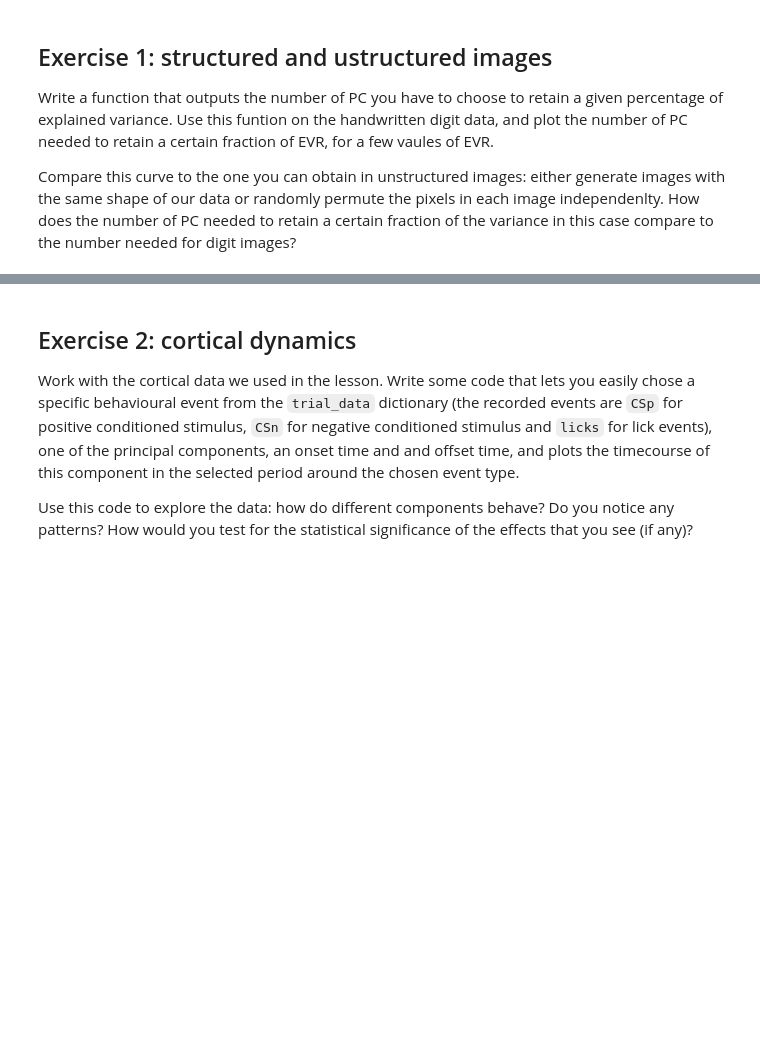
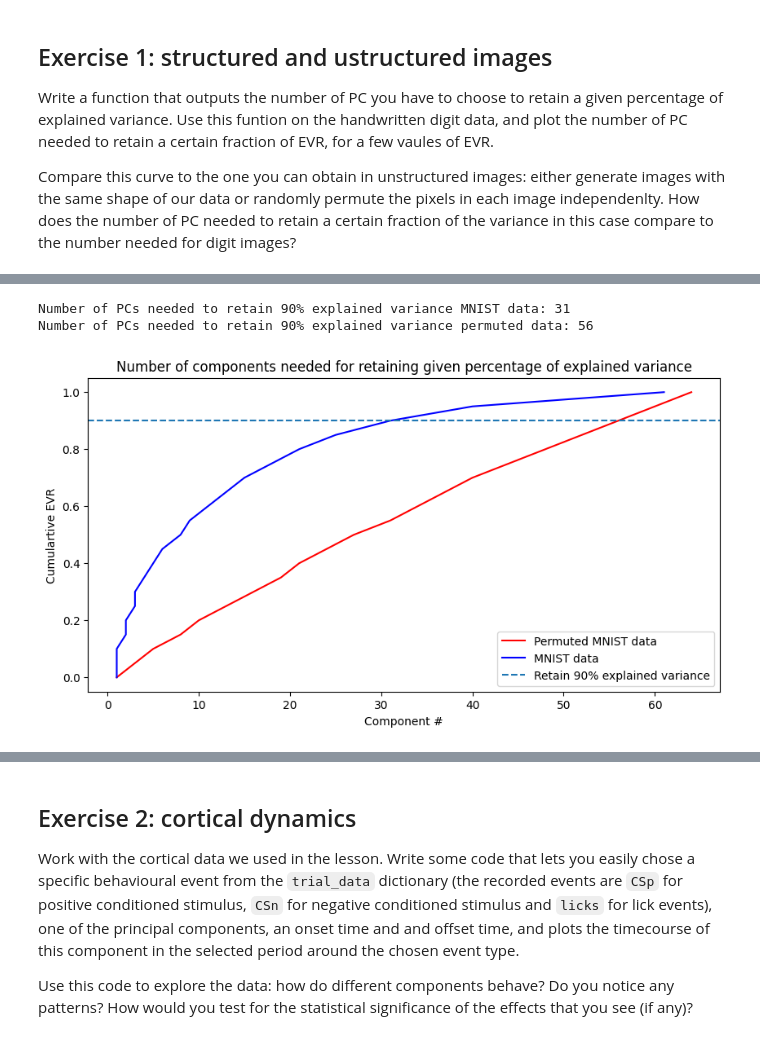
Before and after one commit to LoesG/neuroanalysis, a Jupyter notebook: population-methods-main/03-dimensionality-reduction/exercises.ipynb, the cells around one changed output, grey strips where cells are left out. Saved outputs shown, nothing was run; the diff lists cells and outputs as text; code cells hidden in the pictures; blank space fills up the shorter version.

```diff
--- a/population-methods-main/03-dimensionality-reduction/exercises.ipynb
+++ b/population-methods-main/03-dimensionality-reduction/exercises.ipynb
@@ -10,0 +66,32 @@ Compare this curve to the one you can obtain in unstructured images: either gene
+# %%
+# Randomly permute pixels for each image in MNIST data
+permuted_images = np.empty(images.shape)
+
+for i in range(images.shape[0]):
+    permuted_images[i] = np.random.permutation(images[i])
+
+# Apply function for different percentages on permuted images
+percentages = np.linspace(0, 1, num=21)
+pcs_permuted = []
+for percentage in percentages:
+    pc_permuted = pc_number(permuted_images, percentage)
+    pcs_permuted.append(pc_permuted)
+
+# Plot the number of PC needed to retain fraction of EVR
+plt.figure(figsize=(10,5))
+plt.title('Number of components needed for retaining given percentage of explained variance')
+plt.xlabel('Component #')
+plt.ylabel('Cumulartive EVR')
+plt.plot(pcs_permuted, percentages, color='r', label='Permuted MNIST data')
+plt.plot(pcs, percentages, color='b', label='MNIST data')
+plt.axhline(y=0.9,linestyle='--', label='Retain 90% explained variance')
+
+plt.legend()
+plt.plot()
+
+print('Number of PCs needed to retain 90% explained variance MNIST data:', pc_number(images, 0.9))
+print('Number of PCs needed to retain 90% explained variance permuted data:', pc_number(permuted_images, 0.9))
+# %% [output]
+Number of PCs needed to retain 90% explained variance MNIST data: 31
+Number of PCs needed to retain 90% explained variance permuted data: 56
+[figure, added]
```
Also changed, not shown: parts of 17 cells of this notebook, 1 other file.
